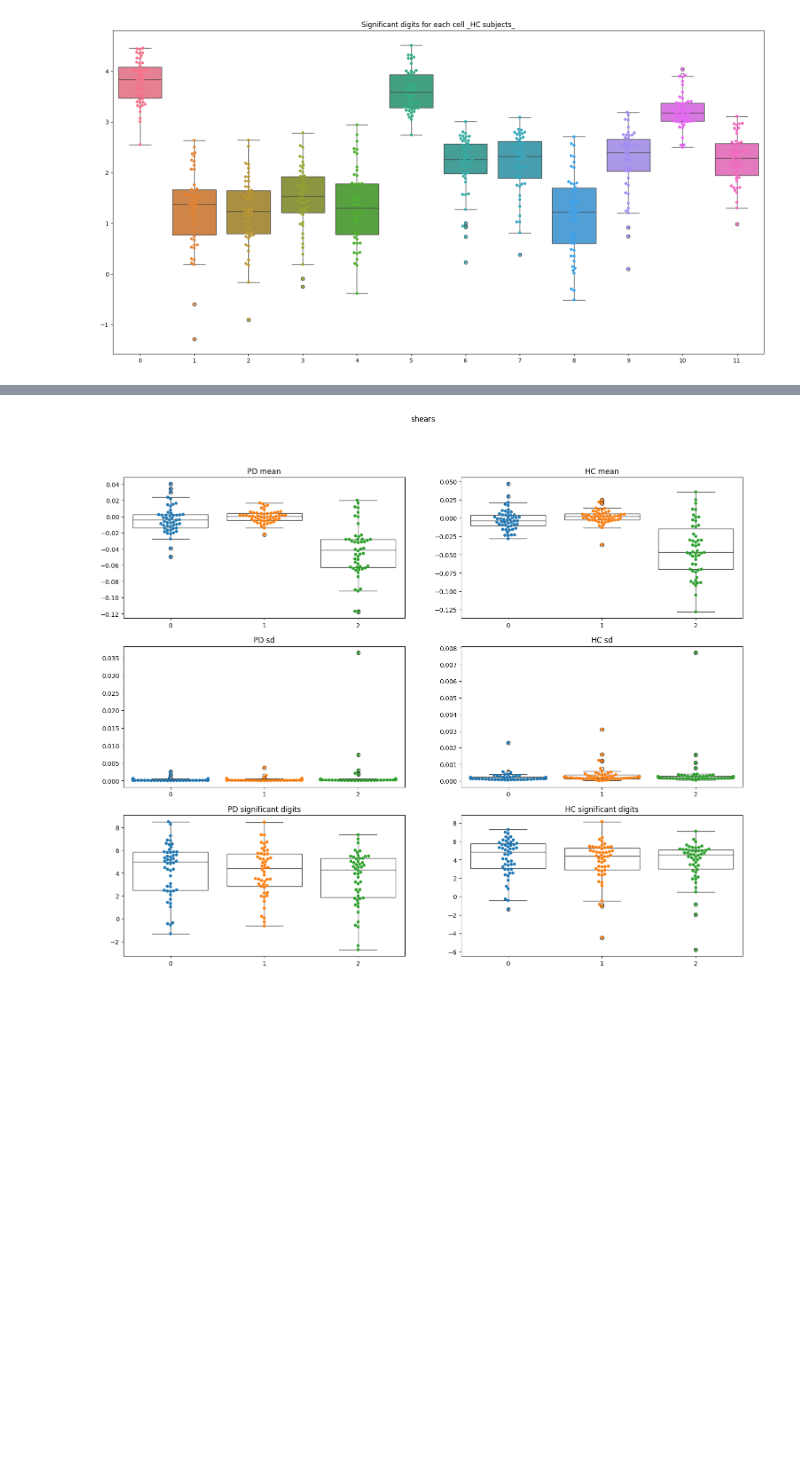
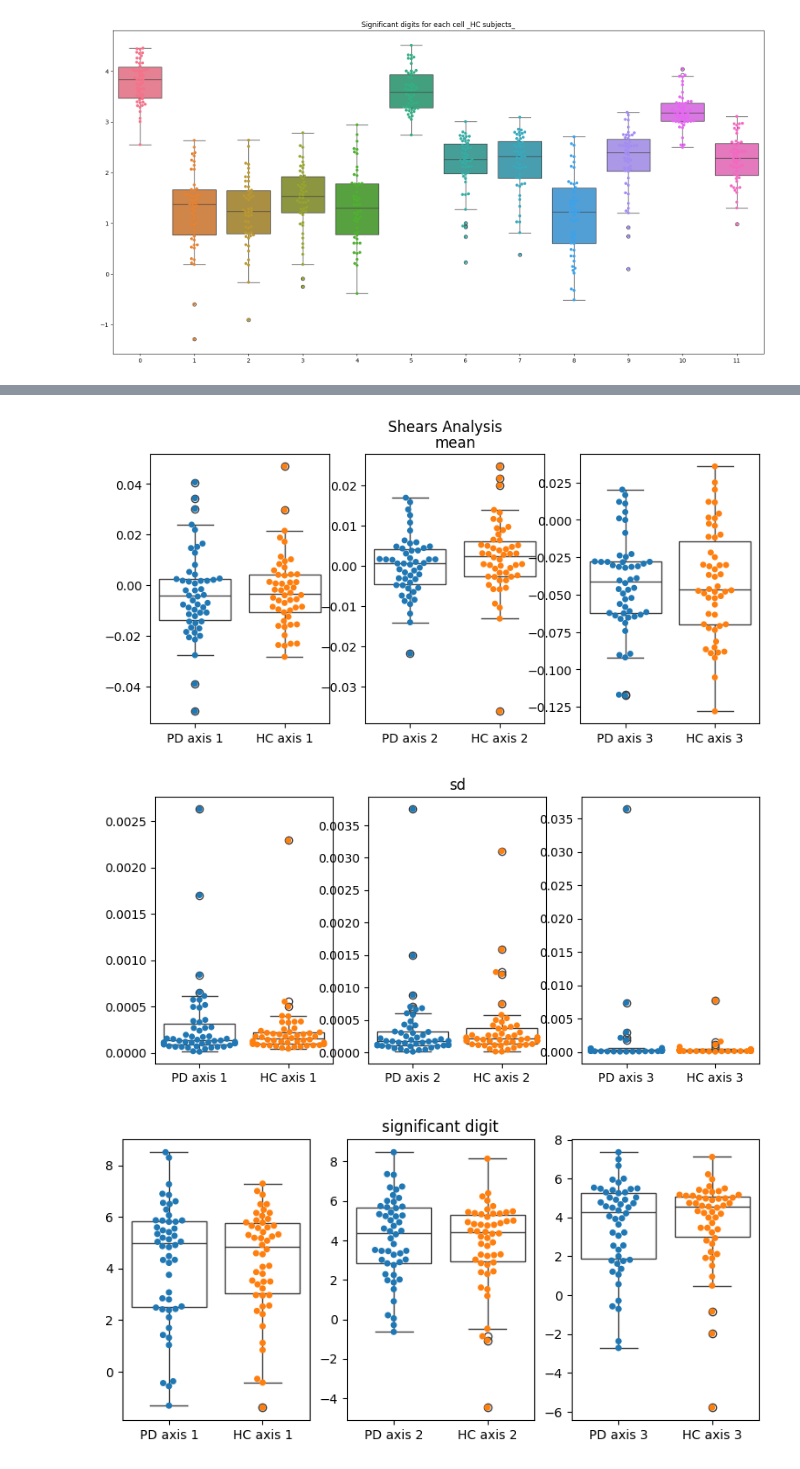
Before and after one commit to mirhnius/mca_linear_registration, a Jupyter notebook: analysis.ipynb, the cells around one changed output, grey strips where cells are left out. Cells and saved outputs as stored; diff of their text form; code cells hidden in the pictures; blank space fills up the shorter version.

```diff
--- a/analysis.ipynb
+++ b/analysis.ipynb
@@ -256,36 +251,22 @@ shears_mca_HC = np.stack([value for value in shears_mca_dict_HC.values()])
 # %%
 shears_significant_PD = np.stack([sd.significant_digits(shears_mca_PD[i,:,:], reference=np.mean(shears_mca_PD[i,:,:]), axis=0) for i in range(50)])
 shears_significant_HC = np.stack([sd.significant_digits(shears_mca_HC[i,:,:], reference=np.mean(shears_mca_HC[i,:,:]), axis=0) for i in range(50)])
-# %%
-fig = plt.figure(figsize=(18,14))
-fig.suptitle('shears')
-plt.subplot(3, 2, 1)
-sns.swarmplot(np.mean(shears_mca_PD, axis=1))
-sns.boxplot(np.mean(shears_mca_PD, axis=1),color='white')
-plt.title('PD mean')
-plt.subplot(3, 2, 2)
-sns.swarmplot(np.mean(shears_mca_HC, axis=1))
-sns.boxplot(np.mean(shears_mca_HC, axis=1),color='white')
-plt.title('HC mean')
-plt.subplot(3, 2, 3)
-sns.swarmplot(np.std(shears_mca_PD, axis=1))
-sns.boxplot(np.std(shears_mca_PD, axis=1),color='white')
-plt.title('PD sd')
-plt.subplot(3, 2, 4)
-sns.swarmplot(np.std(shears_mca_HC, axis=1))
-sns.boxplot(np.std(shears_mca_HC, axis=1),color='white')
-plt.title('HC sd')
-plt.subplot(3, 2, 5)
-sns.swarmplot(shears_significant_PD)
-sns.boxplot(shears_significant_PD, color='white')
-plt.title('PD significant digits')
-plt.subplot(3, 2, 6)
-sns.swarmplot(shears_significant_HC)
-sns.boxplot(shears_significant_HC, color='white')
-plt.title('HC significant digits')
-plt.show()
-# %% [output]
-[figure, removed]
+# %%
+
+fig = plt.figure(figsize=(9, 4))
+fig.suptitle('Shears Analysis')
+plotter(np.mean(shears_mca_PD, axis=1),np.mean(shears_mca_HC, axis=1), 'mean')
+
+fig = plt.figure(figsize=(9, 4))
+plotter(np.std(shears_mca_PD, axis=1),np.std(shears_mca_HC, axis=1), 'sd')
+
+
+fig = plt.figure(figsize=(9, 4))
+plotter(shears_significant_PD,shears_significant_HC, 'significant digit')
+# %% [output]
+[figure, added]
+[figure, added]
+[figure, added]
 # %%
 angles_mca_PD = np.degrees(np.stack([value for value in angles_mca_dict_PD.values()]))
 angles_mca_HC = np.degrees(np.stack([value for value in angles_mca_dict_HC.values()]))
```
Also changed, not shown: parts of 22 cells of this notebook.
